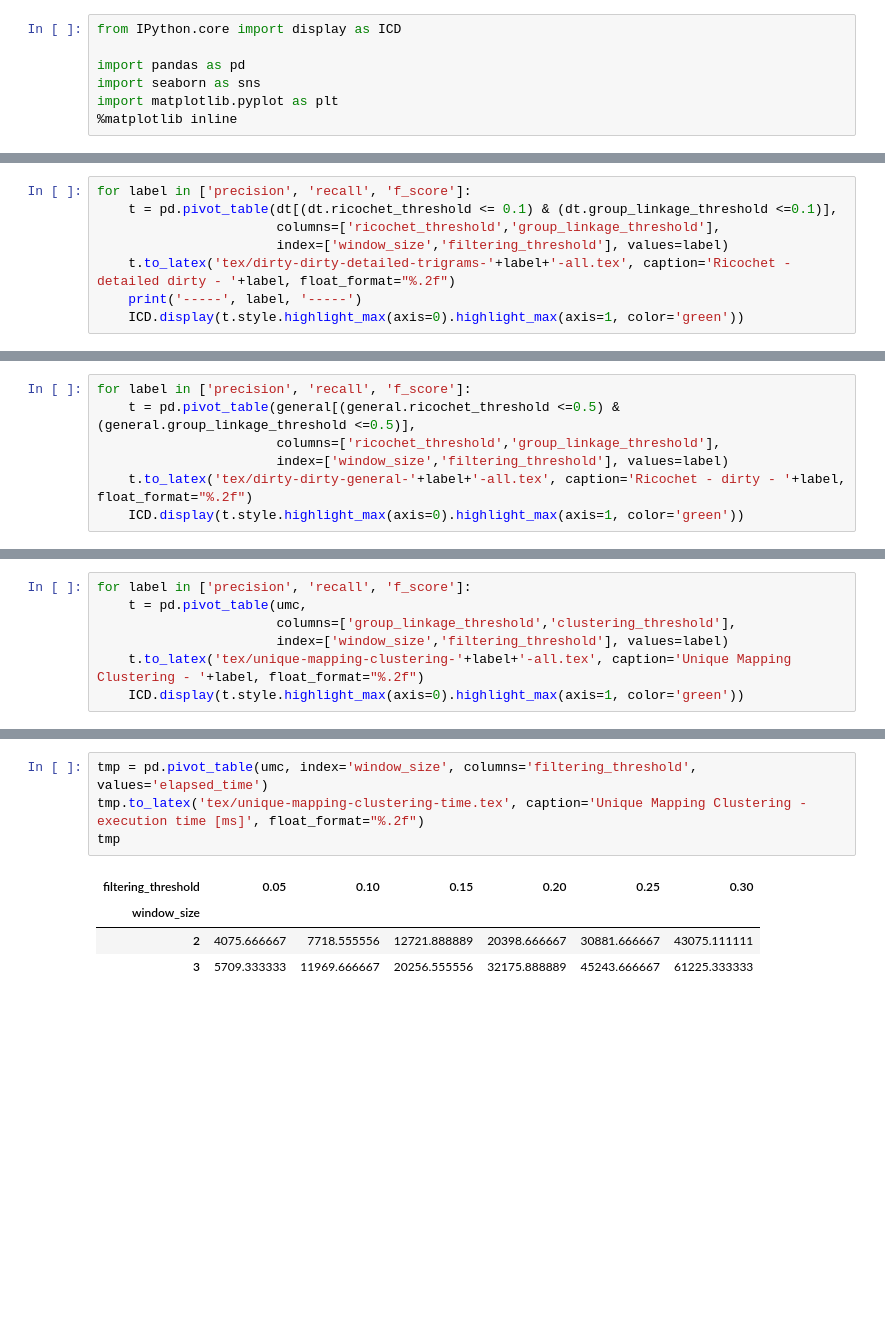
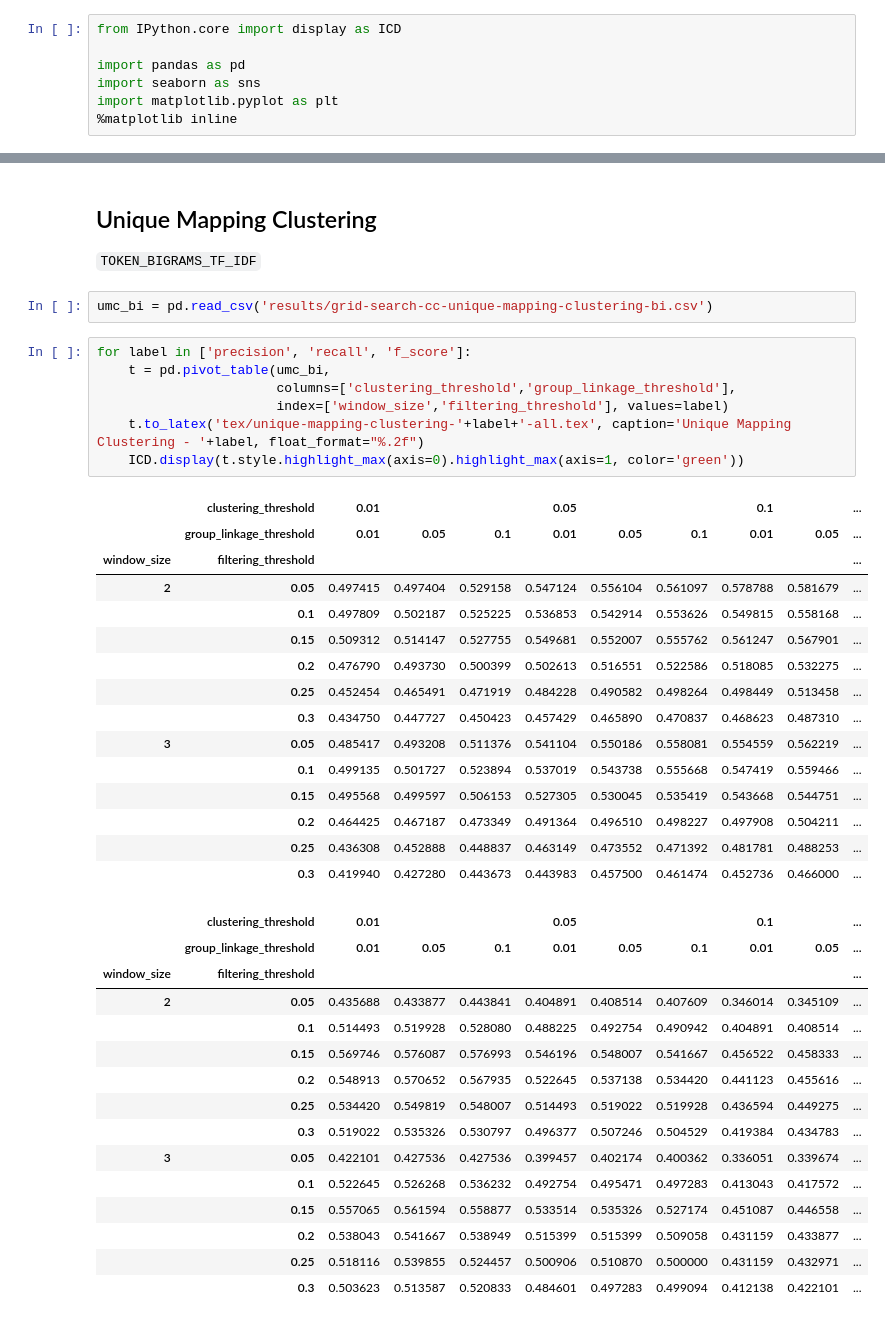
Before and after one commit to szkudlarekdamian/JedAI, a Jupyter notebook: results_analysis.ipynb, the cells around one changed output, grey strips where cells are left out. Cells and saved outputs as stored; diff of their text form; blank space fills up the shorter version.

Commit message:
drop dirty entity resolution

```diff
--- a/results_analysis.ipynb
+++ b/results_analysis.ipynb
@@ -188,8 +9,0 @@ dt = pd.read_csv('results/dirty-gs-tri.csv', names=columns)
-# %%
-for label in ['precision', 'recall', 'f_score']:
-    t = pd.pivot_table(dt[(dt.ricochet_threshold <= 0.1) & (dt.group_linkage_threshold <=0.1)],
-                       columns=['ricochet_threshold','group_linkage_threshold'],
-                       index=['window_size','filtering_threshold'], values=label)
-    t.to_latex('tex/dirty-dirty-detailed-trigrams-'+label+'-all.tex', caption='Ricochet - detailed dirty - '+label, float_format="%.2f")
-    print('-----', label, '-----')
-    ICD.display(t.style.highlight_max(axis=0).highlight_max(axis=1, color='green'))
@@ -334,7 +9,0 @@ tmp
-# %%
-for label in ['precision', 'recall', 'f_score']:
-    t = pd.pivot_table(general[(general.ricochet_threshold <=0.5) & (general.group_linkage_threshold <=0.5)],
-                       columns=['ricochet_threshold','group_linkage_threshold'],
-                       index=['window_size','filtering_threshold'], values=label)
-    t.to_latex('tex/dirty-dirty-general-'+label+'-all.tex', caption='Ricochet - dirty - '+label, float_format="%.2f")
-    ICD.display(t.style.highlight_max(axis=0).highlight_max(axis=1, color='green'))
@@ -456,7 +9,0 @@ tmp
-# %%
-for label in ['precision', 'recall', 'f_score']:
-    t = pd.pivot_table(umc,
-                       columns=['group_linkage_threshold','clustering_threshold'],
-                       index=['window_size','filtering_threshold'], values=label)
-    t.to_latex('tex/unique-mapping-clustering-'+label+'-all.tex', caption='Unique Mapping Clustering - '+label, float_format="%.2f")
-    ICD.display(t.style.highlight_max(axis=0).highlight_max(axis=1, color='green'))
@@ -509,9 +10,43 @@ for label in ['precision', 'recall', 'f_score']:
-# %%
-tmp = pd.pivot_table(umc, index='window_size', columns='filtering_threshold', values='elapsed_time')
-tmp.to_latex('tex/unique-mapping-clustering-time.tex', caption='Unique Mapping Clustering - execution time [ms]', float_format="%.2f")
-tmp
-# %% [output]
-| filtering_threshold | 0.05 | 0.10 | 0.15 | 0.20 | 0.25 | 0.30 |
-| window_size |  |  |  |  |  |  |
-| 2 | 4075.666667 | 7718.555556 | 12721.888889 | 20398.666667 | 30881.666667 | 43075.111111 |
-| 3 | 5709.333333 | 11969.666667 | 20256.555556 | 32175.888889 | 45243.666667 | 61225.333333 |
+# %% [markdown]
+## Unique Mapping Clustering
+`TOKEN_BIGRAMS_TF_IDF`
+# %%
+umc_bi = pd.read_csv('results/grid-search-cc-unique-mapping-clustering-bi.csv')
+# %%
+for label in ['precision', 'recall', 'f_score']:
+    t = pd.pivot_table(umc_bi,
+                       columns=['clustering_threshold','group_linkage_threshold'],
+                       index=['window_size','filtering_threshold'], values=label)
+    t.to_latex('tex/unique-mapping-clustering-'+label+'-all.tex', caption='Unique Mapping Clustering - '+label, float_format="%.2f")
+    ICD.display(t.style.highlight_max(axis=0).highlight_max(axis=1, color='green'))
+# %% [output]
+|  | clustering_threshold | 0.01 |  |  | 0.05 |  |  | 0.1 |  | ... |
+|  | group_linkage_threshold | 0.01 | 0.05 | 0.1 | 0.01 | 0.05 | 0.1 | 0.01 | 0.05 | ... |
+| window_size | filtering_threshold |  |  |  |  |  |  |  |  | ... |
+| 2 | 0.05 | 0.497415 | 0.497404 | 0.529158 | 0.547124 | 0.556104 | 0.561097 | 0.578788 | 0.581679 | ... |
+|  | 0.1 | 0.497809 | 0.502187 | 0.525225 | 0.536853 | 0.542914 | 0.553626 | 0.549815 | 0.558168 | ... |
+|  | 0.15 | 0.509312 | 0.514147 | 0.527755 | 0.549681 | 0.552007 | 0.555762 | 0.561247 | 0.567901 | ... |
+|  | 0.2 | 0.476790 | 0.493730 | 0.500399 | 0.502613 | 0.516551 | 0.522586 | 0.518085 | 0.532275 | ... |
+|  | 0.25 | 0.452454 | 0.465491 | 0.471919 | 0.484228 | 0.490582 | 0.498264 | 0.498449 | 0.513458 | ... |
+|  | 0.3 | 0.434750 | 0.447727 | 0.450423 | 0.457429 | 0.465890 | 0.470837 | 0.468623 | 0.487310 | ... |
+| 3 | 0.05 | 0.485417 | 0.493208 | 0.511376 | 0.541104 | 0.550186 | 0.558081 | 0.554559 | 0.562219 | ... |
+|  | 0.1 | 0.499135 | 0.501727 | 0.523894 | 0.537019 | 0.543738 | 0.555668 | 0.547419 | 0.559466 | ... |
+|  | 0.15 | 0.495568 | 0.499597 | 0.506153 | 0.527305 | 0.530045 | 0.535419 | 0.543668 | 0.544751 | ... |
+|  | 0.2 | 0.464425 | 0.467187 | 0.473349 | 0.491364 | 0.496510 | 0.498227 | 0.497908 | 0.504211 | ... |
+|  | 0.25 | 0.436308 | 0.452888 | 0.448837 | 0.463149 | 0.473552 | 0.471392 | 0.481781 | 0.488253 | ... |
+|  | 0.3 | 0.419940 | 0.427280 | 0.443673 | 0.443983 | 0.457500 | 0.461474 | 0.452736 | 0.466000 | ... |
+|  | clustering_threshold | 0.01 |  |  | 0.05 |  |  | 0.1 |  | ... |
+|  | group_linkage_threshold | 0.01 | 0.05 | 0.1 | 0.01 | 0.05 | 0.1 | 0.01 | 0.05 | ... |
+| window_size | filtering_threshold |  |  |  |  |  |  |  |  | ... |
+| 2 | 0.05 | 0.435688 | 0.433877 | 0.443841 | 0.404891 | 0.408514 | 0.407609 | 0.346014 | 0.345109 | ... |
+|  | 0.1 | 0.514493 | 0.519928 | 0.528080 | 0.488225 | 0.492754 | 0.490942 | 0.404891 | 0.408514 | ... |
+|  | 0.15 | 0.569746 | 0.576087 | 0.576993 | 0.546196 | 0.548007 | 0.541667 | 0.456522 | 0.458333 | ... |
+|  | 0.2 | 0.548913 | 0.570652 | 0.567935 | 0.522645 | 0.537138 | 0.534420 | 0.441123 | 0.455616 | ... |
+|  | 0.25 | 0.534420 | 0.549819 | 0.548007 | 0.514493 | 0.519022 | 0.519928 | 0.436594 | 0.449275 | ... |
+|  | 0.3 | 0.519022 | 0.535326 | 0.530797 | 0.496377 | 0.507246 | 0.504529 | 0.419384 | 0.434783 | ... |
+| 3 | 0.05 | 0.422101 | 0.427536 | 0.427536 | 0.399457 | 0.402174 | 0.400362 | 0.336051 | 0.339674 | ... |
+|  | 0.1 | 0.522645 | 0.526268 | 0.536232 | 0.492754 | 0.495471 | 0.497283 | 0.413043 | 0.417572 | ... |
+|  | 0.15 | 0.557065 | 0.561594 | 0.558877 | 0.533514 | 0.535326 | 0.527174 | 0.451087 | 0.446558 | ... |
+|  | 0.2 | 0.538043 | 0.541667 | 0.538949 | 0.515399 | 0.515399 | 0.509058 | 0.431159 | 0.433877 | ... |
+|  | 0.25 | 0.518116 | 0.539855 | 0.524457 | 0.500906 | 0.510870 | 0.500000 | 0.431159 | 0.432971 | ... |
+|  | 0.3 | 0.503623 | 0.513587 | 0.520833 | 0.484601 | 0.497283 | 0.499094 | 0.412138 | 0.422101 | ... |
```
Also changed, not shown: parts of 42 cells of this notebook, 4 other files.
